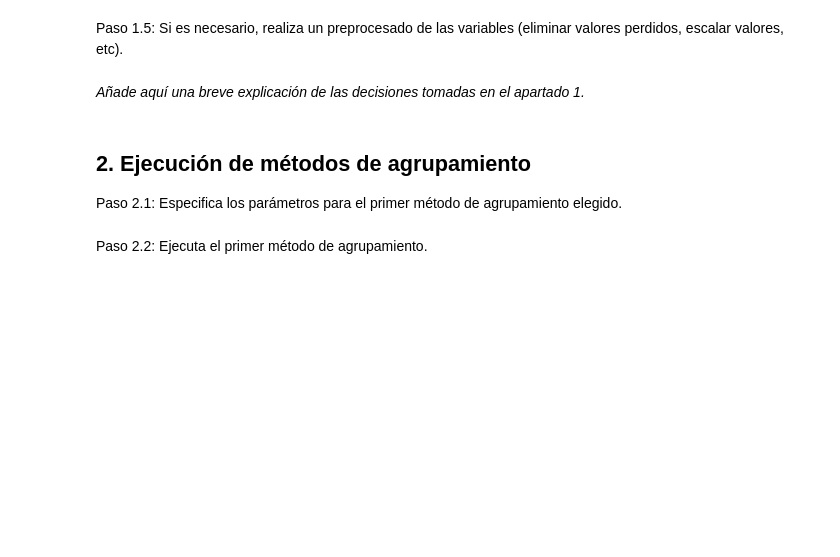
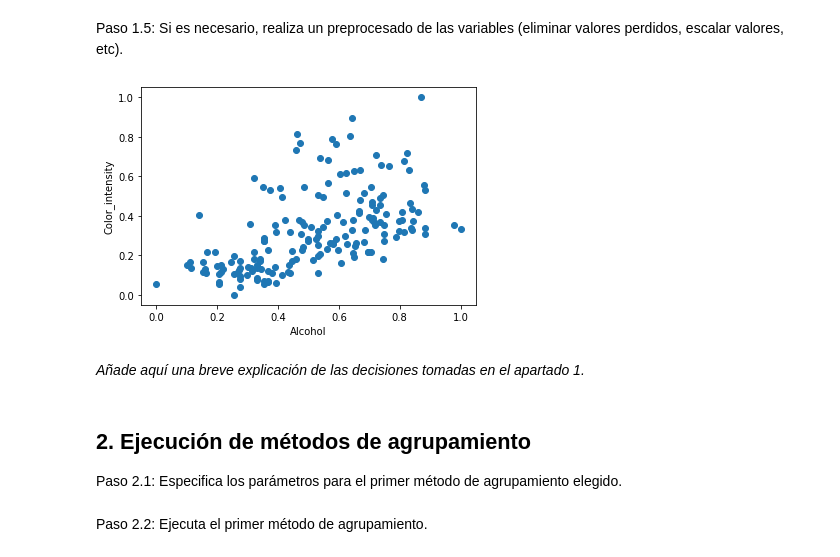
Before and after one commit to golly10/MNSDA, a Jupyter notebook: Tema 3/MetodosNoSupervisados_NotebookTarea3.ipynb, the cells around one changed output. Drawn from its saved outputs; the diff is of its cells as text; code cells hidden in the pictures; blank space fills up the shorter version.

```diff
--- a/Tema 3/MetodosNoSupervisados_NotebookTarea3.ipynb
+++ b/Tema 3/MetodosNoSupervisados_NotebookTarea3.ipynb
@@ -81,3 +96,20 @@ Paso 1.5: Si es necesario, realiza un preprocesado de las variables (eliminar va
+# %%
+#COMPLETAR
+
+scaler = MinMaxScaler()
+
+old_shape = x.shape
+
+x = scaler.fit_transform(x.values.reshape(-1, 1)).reshape(old_shape)
+
+y = scaler.fit_transform(y.values.reshape(-1, 1)).reshape(old_shape)
+
+plt.scatter(x,y)
+plt.xlabel("Alcohol")
+plt.ylabel("Color_intensity")
+plt.show()
+# %% [output]
+[figure, added]
 # %% [markdown]
 *Añade aquí una breve explicación de las decisiones tomadas en el apartado 1.*
 # %% [markdown]
```
Also changed, not shown: parts of 21 cells of this notebook, 1 other file.
